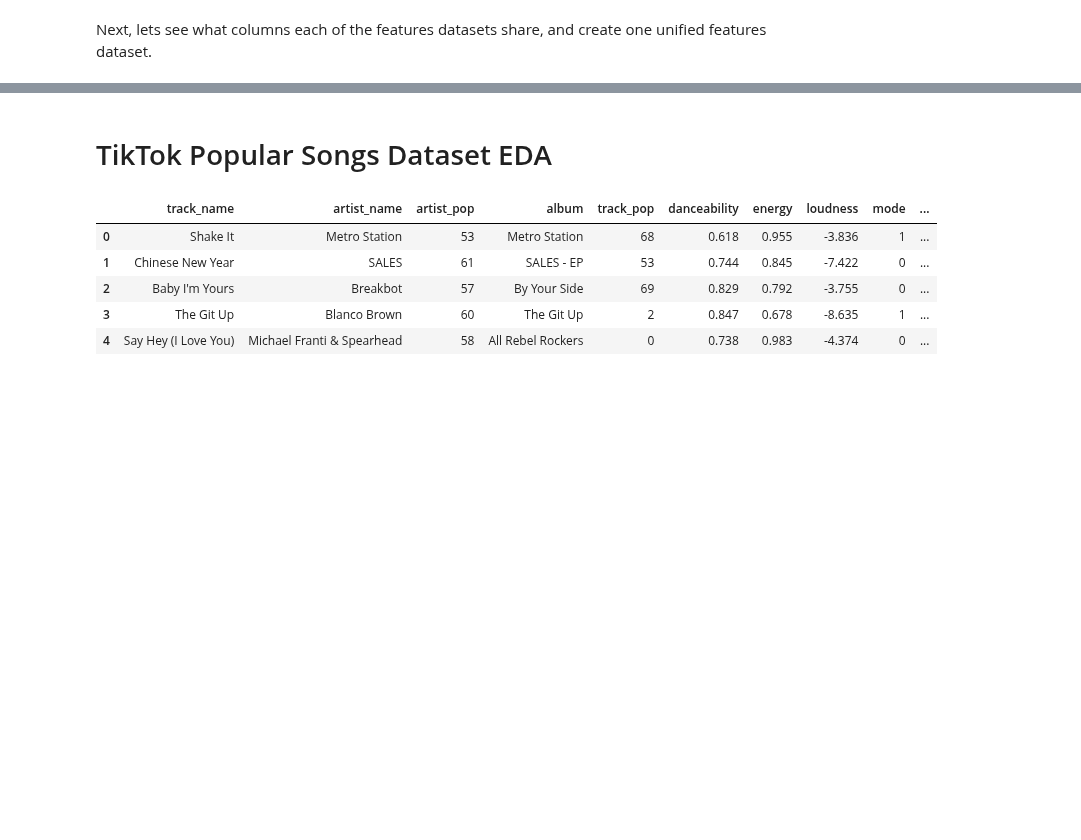
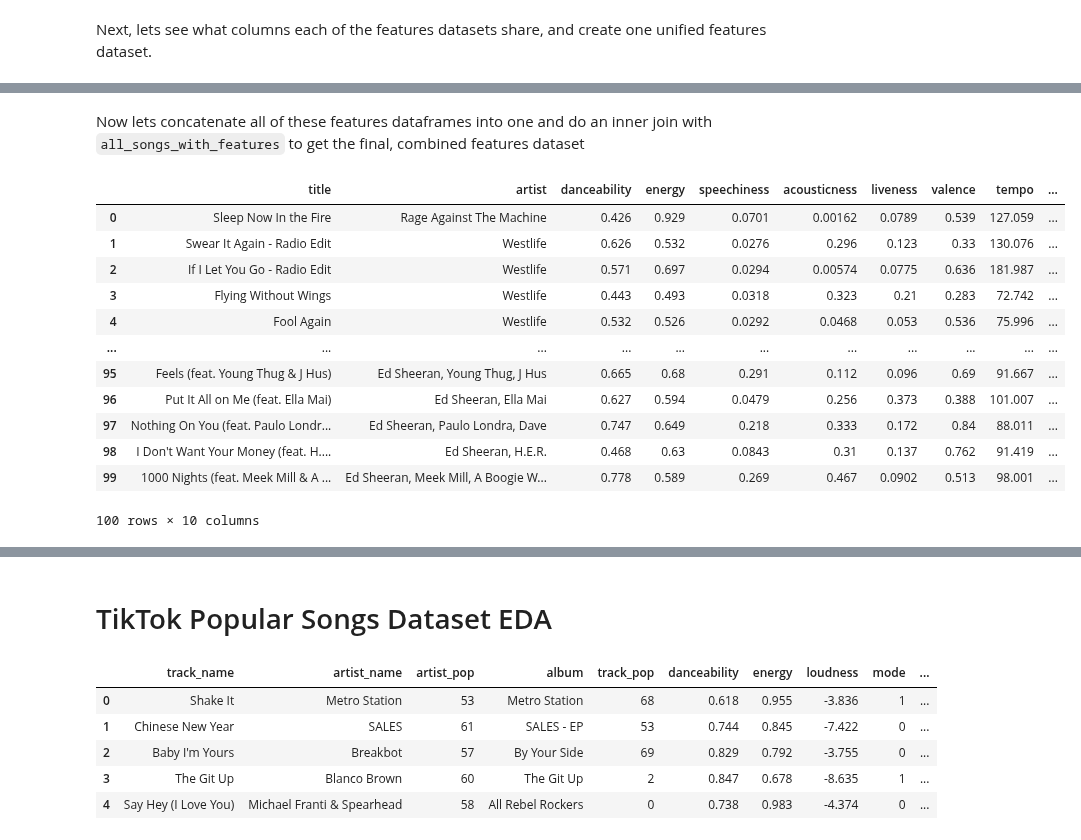
Before and after one commit to Joseph-Willem-Ricci/5450-final-project, a Jupyter notebook: CIS5450_Project.ipynb, the cells around one changed output, grey strips where cells are left out. Drawn from its saved outputs; the diff is of its cells as text; code cells hidden in the pictures; blank space fills up the shorter version.

Commit message:
potentially finished final features dataset

```diff
--- a/CIS5450_Project.ipynb
+++ b/CIS5450_Project.ipynb
@@ -258,0 +314,35 @@ Next, lets see what columns each of the features datasets share, and create one
+# %%
+features_1_drop_cols = ['loudness', 'album', 'id', 'album_id', 'artist_ids', 'track_number', 'disc_number', 'explicit', 'key', 'mode', 'instrumentalness', 'time_signature', 'year', 'release_date']
+features_2_drop_cols = ['dB', 'year released', 'added', 'pop', 'top year', 'artist type', 'top genre']
+features_3_drop_cols = ['Chord', 'Loudness', 'Index', 'Highest Charting Position', 'Number of Times Charted', 'Week of Highest Charting', 'Streams', 'Artist Followers', 'Song ID', 'Genre', 'Release Date', 'Weeks Charted', 'Popularity']
+features_4_drop_cols = ['loudness', 'Unnamed: 0', 'track_id', 'album_name', 'popularity', 'explicit', 'key', 'mode', 'instrumentalness', 'time_signature', 'track_genre']
+features_5_drop_cols = ['loudness', 'year', 'explicit', 'id', 'instrumentalness', 'key', 'mode', 'popularity', 'release_date']
+features_6_drop_cols = ['loudness', 'genre', 'track_id', 'popularity', 'instrumentalness', 'key', 'mode', 'time_signature']
+features_7_drop_cols = ['id', 'name', 'release_date', 'total_tracks', 't_key0', 't_mode0', 't_ins0', 't_sig0', 'popularity']
+features_8_drop_cols = ['id', 'name', 'release_date', 'total_tracks', 't_key1', 't_mode1', 't_ins1', 't_sig1', 'popularity']
+features_9_drop_cols = ['id', 'name', 'release_date', 'total_tracks', 't_key2', 't_mode2', 't_ins2', 't_sig2', 'popularity']
+features_10_drop_cols = ['id', 'name', 'release_date', 'total_tracks', 't_key0', 't_mode0', 't_ins0', 't_sig0']
+features_11_drop_cols = ['id', 'name', 'release_date', 'total_tracks', 't_key1', 't_mode1', 't_ins1', 't_sig1']
+features_12_drop_cols = ['id', 'name', 'release_date', 'total_tracks', 't_key2', 't_mode2', 't_ins2', 't_sig2']
+
+features_2_rename_map = {'bpm': 'tempo', 'nrgy': 'energy', 'dnce': 'danceability', 'live': 'liveness', 'val': 'valence', 'dur': 'duration_ms', 'acous': 'acousticness', 'spch': 'speechiness'}
+features_3_rename_map = {'Danceability': 'danceability', 'Energy': 'energy', 'Speechiness': 'speechiness', 'Acousticness': 'acousticness', 'Liveness': 'liveness', 'Tempo': 'tempo', 'Duration (ms)': 'duration_ms', 'Valence': 'valence'}
+features_7_rename_map = {'t_dance0': 'danceability', 't_energy0': 'energy', 't_speech0': 'speechiness', 't_acous0': 'acousticness', 't_live0': 'liveness', 't_tempo0': 'tempo', 't_dur0': 'duration_ms', 't_val0': 'valence'}
+features_8_rename_map = {'t_dance1': 'danceability', 't_energy1': 'energy', 't_speech1': 'speechiness', 't_acous1': 'acousticness', 't_live1': 'liveness', 't_tempo1': 'tempo', 't_dur1': 'duration_ms', 't_val1': 'valence'}
+features_9_rename_map = {'t_dance2': 'danceability', 't_energy2': 'energy', 't_speech2': 'speechiness', 't_acous2': 'acousticness', 't_live2': 'liveness', 't_tempo2': 'tempo', 't_dur2': 'duration_ms', 't_val2': 'valence'}
+features_10_rename_map = {'t_dance0': 'danceability', 't_energy0': 'energy', 't_speech0': 'speechiness', 't_acous0': 'acousticness', 't_live0': 'liveness', 't_tempo0': 'tempo', 't_dur0': 'duration_ms', 't_val0': 'valence'}
+features_11_rename_map = {'t_dance1': 'danceability', 't_energy1': 'energy', 't_speech1': 'speechiness', 't_acous1': 'acousticness', 't_live1': 'liveness', 't_tempo1': 'tempo', 't_dur1': 'duration_ms', 't_val1': 'valence'}
+features_12_rename_map = {'t_dance2': 'danceability', 't_energy2': 'energy', 't_speech2': 'speechiness', 't_acous2': 'acousticness', 't_live2': 'liveness', 't_tempo2': 'tempo', 't_dur2': 'duration_ms', 't_val2': 'valence'}
+
+df_song_features_1 = df_song_features_1.drop(columns=features_1_drop_cols)
+df_song_features_2 = df_song_features_2.drop(columns=features_2_drop_cols).rename(columns=features_2_rename_map)
+df_song_features_3 = df_song_features_3.drop(columns=features_3_drop_cols).rename(columns=features_3_rename_map)
+df_song_features_4 = df_song_features_4.drop(columns=features_4_drop_cols)
+df_song_features_5 = df_song_features_5.drop(columns=features_5_drop_cols)
+df_song_features_6 = df_song_features_6.drop(columns=features_6_drop_cols)
+df_song_features_7 = df_song_features_7.drop(columns=features_7_drop_cols).rename(columns=features_7_rename_map)
+df_song_features_8 = df_song_features_8.drop(columns=features_8_drop_cols).rename(columns=features_8_rename_map)
+df_song_features_9 = df_song_features_9.drop(columns=features_9_drop_cols).rename(columns=features_9_rename_map)
+df_song_features_10 = df_song_features_10.drop(columns=features_10_drop_cols).rename(columns=features_10_rename_map)
+df_song_features_11 = df_song_features_11.drop(columns=features_11_drop_cols).rename(columns=features_11_rename_map)
+df_song_features_12 = df_song_features_12.drop(columns=features_12_drop_cols).rename(columns=features_12_rename_map)
@@ -258,0 +377,23 @@ Next, lets see what columns each of the features datasets share, and create one
+# %% [markdown]
+Now lets concatenate all of these features dataframes into one and do an inner join with `all_songs_with_features` to get the final, combined features dataset
+# %%
+df_features = pd.concat([df_song_features_1, df_song_features_2, df_song_features_3, df_song_features_4, df_song_features_5, df_song_features_6, df_song_features_7, df_song_features_8, df_song_features_9, df_song_features_10, df_song_features_11, df_song_features_12], axis=0, ignore_index=True)
+df_features = df_features.dropna()
+df_features = pd.merge(df_features, feature_matches, on=['title', 'artist'], how='inner')
+df_features = df_features.drop_duplicates(subset=['title', 'artist'])
+df_features.reset_index(drop=True, inplace=True)
+df_features.head(100)  # inspect
+# %% [output]
+|  | title | artist | danceability | energy | speechiness | acousticness | liveness | valence | tempo | ... |
+| 0 | Sleep Now In the Fire | Rage Against The Machine | 0.426 | 0.929 | 0.0701 | 0.00162 | 0.0789 | 0.539 | 127.059 | ... |
+| 1 | Swear It Again - Radio Edit | Westlife | 0.626 | 0.532 | 0.0276 | 0.296 | 0.123 | 0.33 | 130.076 | ... |
+| 2 | If I Let You Go - Radio Edit | Westlife | 0.571 | 0.697 | 0.0294 | 0.00574 | 0.0775 | 0.636 | 181.987 | ... |
+| 3 | Flying Without Wings | Westlife | 0.443 | 0.493 | 0.0318 | 0.323 | 0.21 | 0.283 | 72.742 | ... |
+| 4 | Fool Again | Westlife | 0.532 | 0.526 | 0.0292 | 0.0468 | 0.053 | 0.536 | 75.996 | ... |
+| ... | ... | ... | ... | ... | ... | ... | ... | ... | ... | ... |
+| 95 | Feels (feat. Young Thug & J Hus) | Ed Sheeran, Young Thug, J Hus | 0.665 | 0.68 | 0.291 | 0.112 | 0.096 | 0.69 | 91.667 | ... |
+| 96 | Put It All on Me (feat. Ella Mai) | Ed Sheeran, Ella Mai | 0.627 | 0.594 | 0.0479 | 0.256 | 0.373 | 0.388 | 101.007 | ... |
+| 97 | Nothing On You (feat. Paulo Londr... | Ed Sheeran, Paulo Londra, Dave | 0.747 | 0.649 | 0.218 | 0.333 | 0.172 | 0.84 | 88.011 | ... |
+| 98 | I Don't Want Your Money (feat. H.... | Ed Sheeran, H.E.R. | 0.468 | 0.63 | 0.0843 | 0.31 | 0.137 | 0.762 | 91.419 | ... |
+| 99 | 1000 Nights (feat. Meek Mill & A ... | Ed Sheeran, Meek Mill, A Boogie W... | 0.778 | 0.589 | 0.269 | 0.467 | 0.0902 | 0.513 | 98.001 | ... |
+100 rows × 10 columns
```
Also changed, not shown: parts of 46 cells of this notebook.
